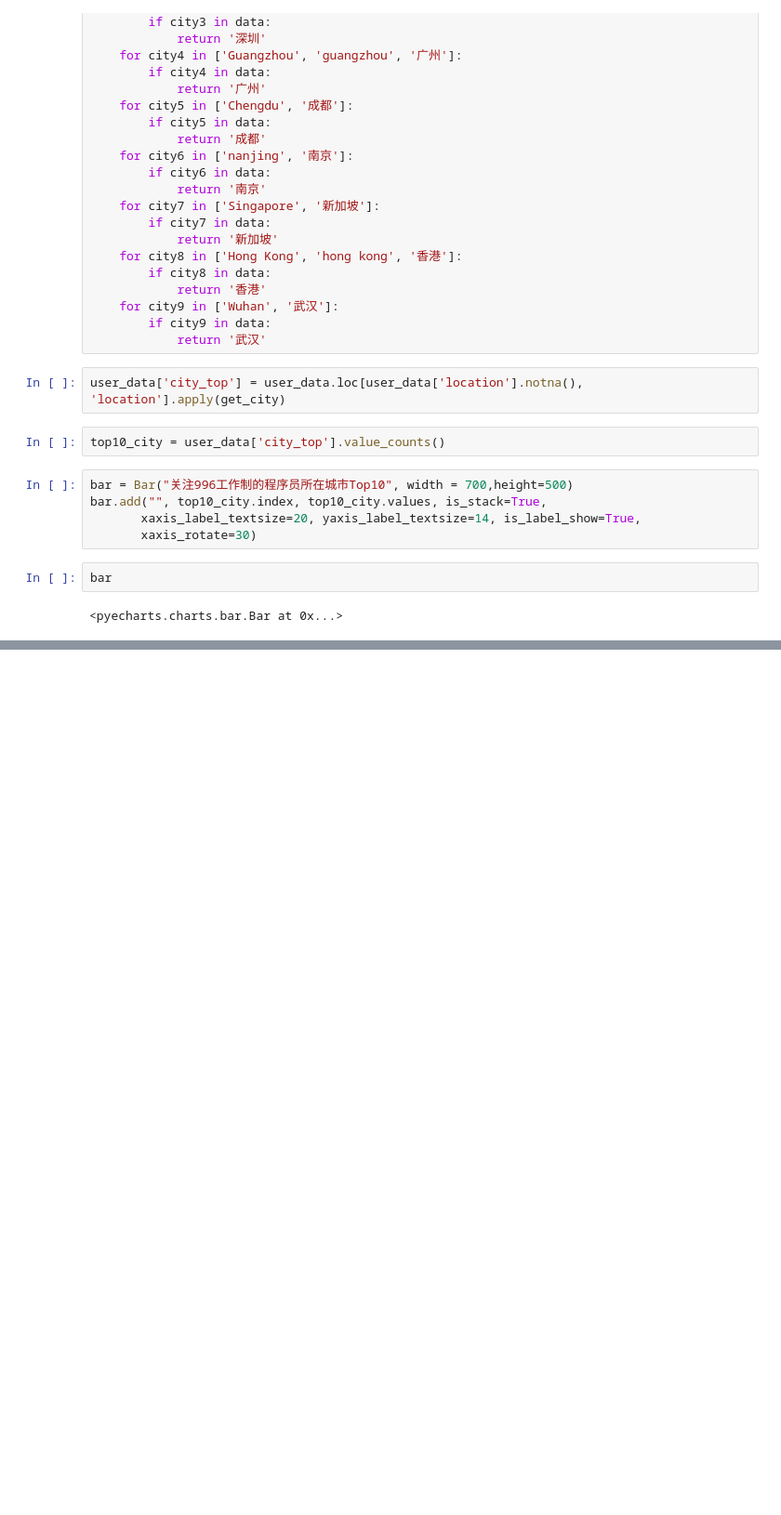
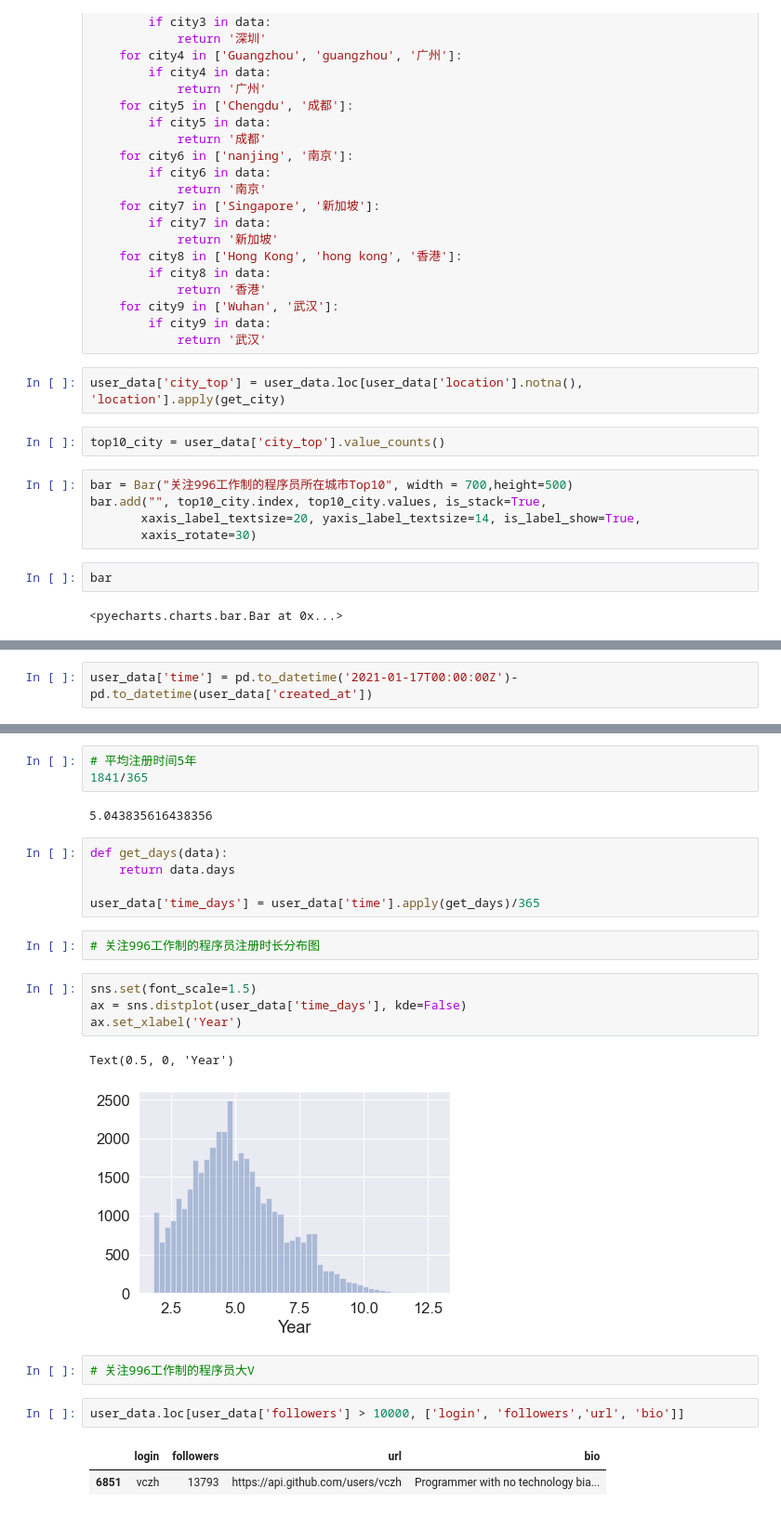
Before and after one commit to VENHM/HHX, a Jupyter notebook: 996test.ipynb, the cells around one changed output, grey strips where cells are left out. Shown: that part at 93% size. Saved outputs shown, nothing was run; the diff lists cells and outputs as text; blank space fills up the shorter version.

```diff
--- a/996test.ipynb
+++ b/996test.ipynb
@@ -434,0 +477,2 @@ bar
+# %%
+user_data['time'] = pd.to_datetime('2021-01-17T00:00:00Z')- pd.to_datetime(user_data['created_at'])
@@ -434,0 +483,26 @@ bar
+# %%
+# 平均注册时间5年
+1841/365
+# %% [output]
+5.043835616438356
+# %%
+def get_days(data):
+    return data.days
+
+user_data['time_days'] = user_data['time'].apply(get_days)/365
+# %%
+# 关注996工作制的程序员注册时长分布图
+# %%
+sns.set(font_scale=1.5)
+ax = sns.distplot(user_data['time_days'], kde=False)
+ax.set_xlabel('Year')
+# %% [output]
+Text(0.5, 0, 'Year')
+[figure, added]
+# %%
+# 关注996工作制的程序员大V
+# %%
+user_data.loc[user_data['followers'] > 10000, ['login', 'followers','url', 'bio']]
+# %% [output]
+|  | login | followers | url | bio |
+| 6851 | vczh | 13793 | https://api.github.com/users/vczh | Programmer with no technology bia... |
```
Also changed, not shown: parts of 11 cells of this notebook.
